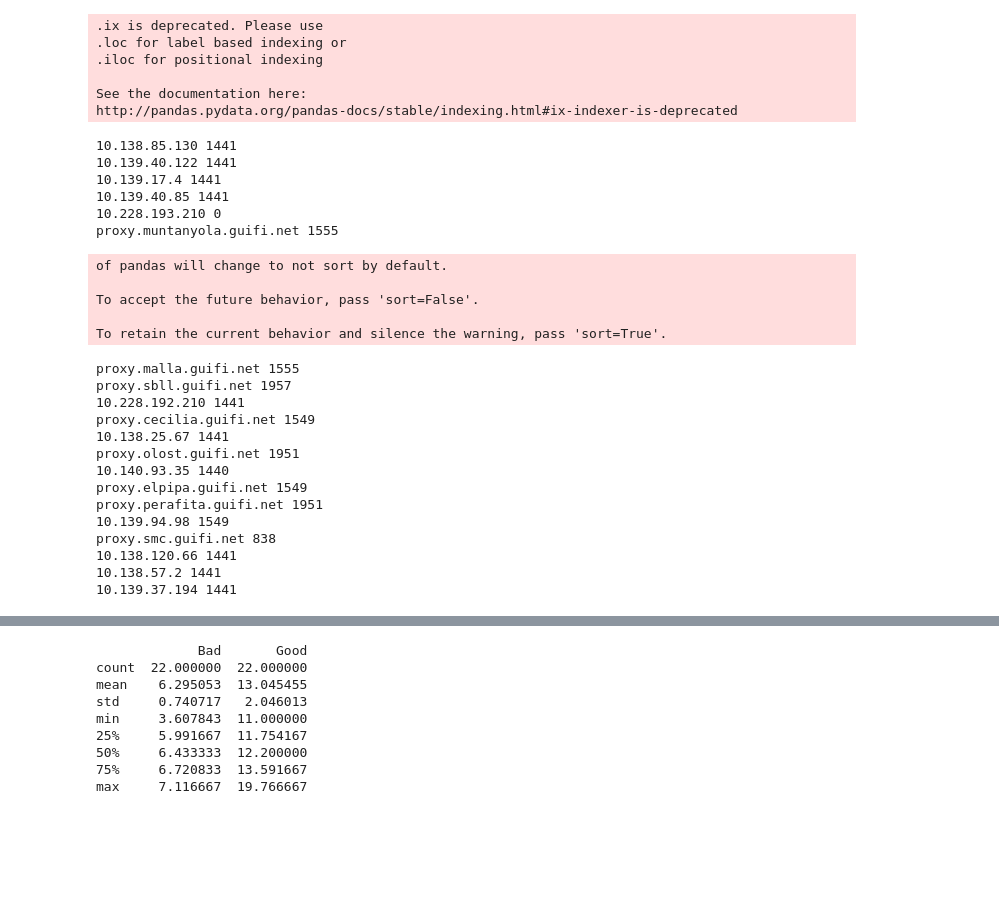
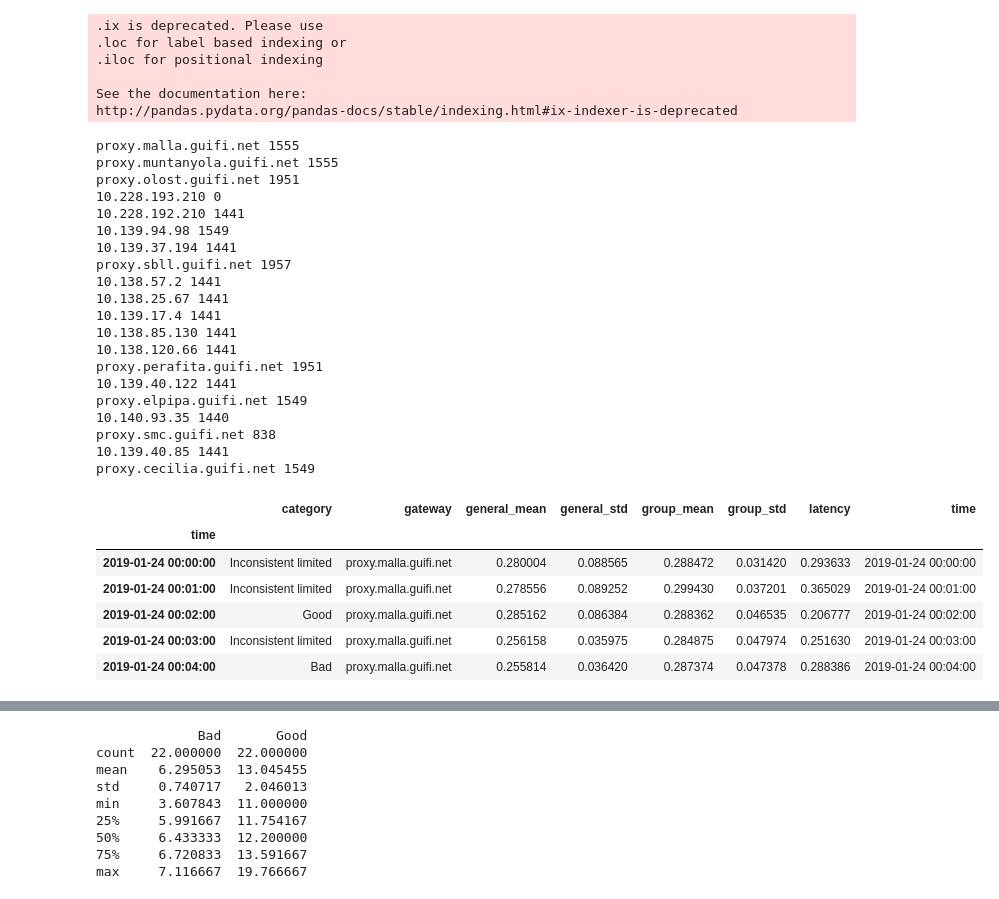
Before and after one commit to khulan8824/logs, a Jupyter notebook: standart_deviation.ipynb, the cells around one changed output, grey strips where cells are left out. Cells and saved outputs as stored; diff of their text form; code cells hidden in the pictures; blank space fills up the shorter version.

Commit message:
gateway categorization with counter

```diff
--- a/standart_deviation.ipynb
+++ b/standart_deviation.ipynb
@@ -79,6 +79,9 @@ def read_std():
     for client in dirs:
         client_data = pd.read_csv(os.path.join(INPUT_DIR, client), sep=',')
         client_data = client_data.set_index(pd.DatetimeIndex(client_data.time))
+        count_good = 0
+        count_bad = 0
+        count_inconsistent = 0
         #client_data = client_data.tail(1000)
         #['general_std','general_mean','group_std','group_mean','latency']
         client_data = client_data.ix['2019-01-24 00:00':'2019-01-25 00:00']
@@ -87,18 +90,30 @@ def read_std():
         #plt.show()
         print(client, len(client_data))
         for index, row in client_data.iterrows():
+            client_data.loc[index, 'gateway'] = client
             if row['general_mean'] is None:
                 continue
             if row['latency'] <= row['general_mean']:
                 if row['group_std'] <= row['general_std']:
                     client_data.loc[index, 'category'] = 'Good'
+                    count_good +=1
                 else:
-                    client_data.loc[index, 'category'] = 'Inconsistent'
+                    if count_inconsistent<count_good:
+                        client_data.loc[index, 'category'] = 'Inconsistent good'
+                    else:
+                        client_data.loc[index, 'category'] = 'Inconsistent limited'
+                    count_inconsistent +=1
             else:
                 if row['group_std'] < row['general_std']:
-                    client_data.loc[index, 'category'] = 'Inconsistent'
+
+                    if count_inconsistent<count_good:
+                        client_data.loc[index, 'category'] = 'Inconsistent good'
+                    else:
+                        client_data.loc[index, 'category'] = 'Inconsistent limited'
+                    count_inconsistent +=1
                 else:
                     client_data.loc[index, 'category'] = 'Bad'
+                    count_bad +=1
 
         data = pd.concat([data, client_data])
     return data
@@ -110,31 +125,36 @@ category_data = read_std()
 
 See the documentation here:
 http://pandas.pydata.org/pandas-docs/stable/indexing.html#ix-indexer-is-deprecated
+proxy.malla.guifi.net 1555
+proxy.muntanyola.guifi.net 1555
+proxy.olost.guifi.net 1951
+10.228.193.210 0
+10.228.192.210 1441
+10.139.94.98 1549
+10.139.37.194 1441
+proxy.sbll.guifi.net 1957
+10.138.57.2 1441
+10.138.25.67 1441
+10.139.17.4 1441
 10.138.85.130 1441
+10.138.120.66 1441
+proxy.perafita.guifi.net 1951
 10.139.40.122 1441
-10.139.17.4 1441
+proxy.elpipa.guifi.net 1549
+10.140.93.35 1440
+proxy.smc.guifi.net 838
 10.139.40.85 1441
-10.228.193.210 0
-proxy.muntanyola.guifi.net 1555
+proxy.cecilia.guifi.net 1549
-of pandas will change to not sort by default.
-
-To accept the future behavior, pass 'sort=False'.
-
-To retain the current behavior and silence the warning, pass 'sort=True'.
-proxy.malla.guifi.net 1555
-proxy.sbll.guifi.net 1957
-10.228.192.210 1441
-proxy.cecilia.guifi.net 1549
-10.138.25.67 1441
-proxy.olost.guifi.net 1951
-10.140.93.35 1440
-proxy.elpipa.guifi.net 1549
-proxy.perafita.guifi.net 1951
-10.139.94.98 1549
-proxy.smc.guifi.net 838
-10.138.120.66 1441
-10.138.57.2 1441
-10.139.37.194 1441
+# %%
+category_data.head()
+# %% [output]
+|  | category | gateway | general_mean | general_std | group_mean | group_std | latency | time |
+| time |  |  |  |  |  |  |  |  |
+| 2019-01-24 00:00:00 | Inconsistent limited | proxy.malla.guifi.net | 0.280004 | 0.088565 | 0.288472 | 0.031420 | 0.293633 | 2019-01-24 00:00:00 |
+| 2019-01-24 00:01:00 | Inconsistent limited | proxy.malla.guifi.net | 0.278556 | 0.089252 | 0.299430 | 0.037201 | 0.365029 | 2019-01-24 00:01:00 |
+| 2019-01-24 00:02:00 | Good | proxy.malla.guifi.net | 0.285162 | 0.086384 | 0.288362 | 0.046535 | 0.206777 | 2019-01-24 00:02:00 |
+| 2019-01-24 00:03:00 | Inconsistent limited | proxy.malla.guifi.net | 0.256158 | 0.035975 | 0.284875 | 0.047974 | 0.251630 | 2019-01-24 00:03:00 |
+| 2019-01-24 00:04:00 | Bad | proxy.malla.guifi.net | 0.255814 | 0.036420 | 0.287374 | 0.047378 | 0.288386 | 2019-01-24 00:04:00 |
 # %%
 #category_data.index = category_data.index.map(lambda x: x.replace(second=0))
 #category_data.index = category_data.index.map(lambda x: x.replace(microsecond=0))
```
Also changed, not shown: parts of 5 cells of this notebook, 3 other files.
